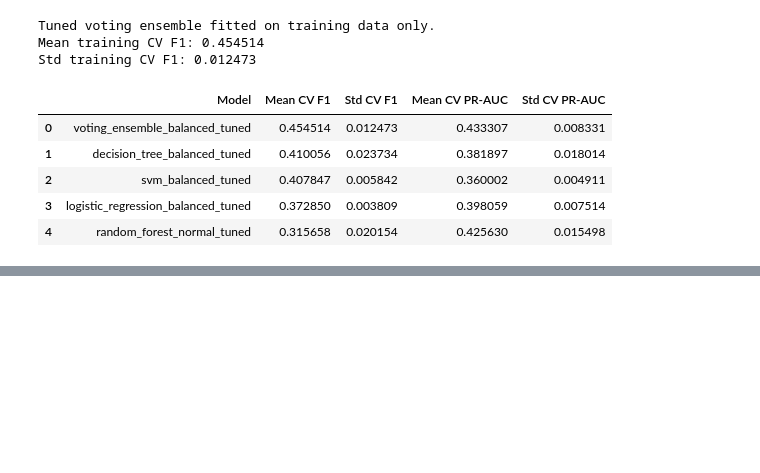
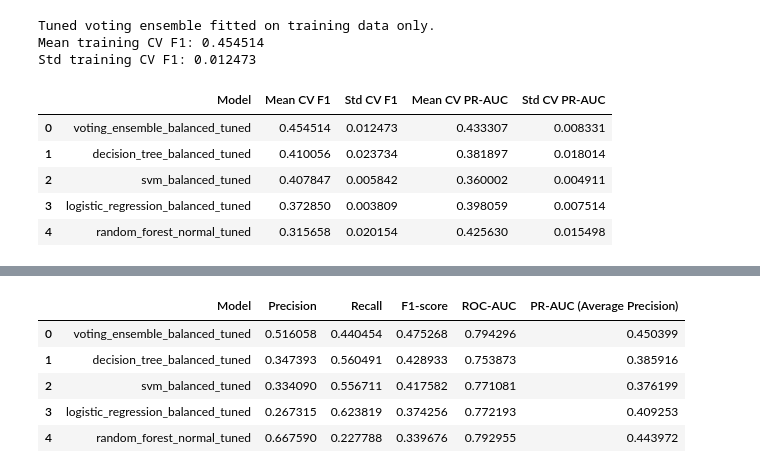
Before and after one commit to ajcoolninja/classical-ml-classification, a Jupyter notebook: notebooks/03_modeling.ipynb, the cells around one changed output, grey strips where cells are left out. Saved outputs shown, nothing was run; the diff lists cells and outputs as text; code cells hidden in the pictures; blank space fills up the shorter version.

```diff
--- a/notebooks/03_modeling.ipynb
+++ b/notebooks/03_modeling.ipynb
@@ -462,0 +488,56 @@ final_cv_comparison
+# %%
+from sklearn.metrics import (
+    average_precision_score,
+    confusion_matrix,
+    f1_score,
+    precision_score,
+    recall_score,
+    roc_auc_score,
+)
+
+test_evaluation_results = []
+test_confusion_matrices = {}
+
+# Evaluate the already selected models once on the held-out test set.
+for model_name, model in final_candidate_models.items():
+    y_pred = model.predict(X_test)
+
+    if hasattr(model, 'predict_proba'):
+        y_positive_score = model.predict_proba(X_test)[:, 1]
+    elif hasattr(model, 'decision_function'):
+        y_positive_score = model.decision_function(X_test)
+    else:
+        raise AttributeError(
+            f"{model_name} has neither predict_proba nor decision_function."
+        )
+
+    test_evaluation_results.append({
+        'Model': model_name,
+        'Precision': precision_score(y_test, y_pred, pos_label=1, zero_division=0),
+        'Recall': recall_score(y_test, y_pred, pos_label=1, zero_division=0),
+        'F1-score': f1_score(y_test, y_pred, pos_label=1, zero_division=0),
+        'ROC-AUC': roc_auc_score(y_test, y_positive_score),
+        'PR-AUC (Average Precision)': average_precision_score(
+            y_test,
+            y_positive_score,
+        ),
+    })
+    test_confusion_matrices[model_name] = pd.DataFrame(
+        confusion_matrix(y_test, y_pred, labels=[0, 1]),
+        index=['Actual no', 'Actual yes'],
+        columns=['Predicted no', 'Predicted yes'],
+    )
+
+test_evaluation_comparison = pd.DataFrame(test_evaluation_results).sort_values(
+    'F1-score',
+    ascending=False,
+).reset_index(drop=True)
+
+test_evaluation_comparison
+# %% [output]
+|  | Model | Precision | Recall | F1-score | ROC-AUC | PR-AUC (Average Precision) |
+| 0 | voting_ensemble_balanced_tuned | 0.516058 | 0.440454 | 0.475268 | 0.794296 | 0.450399 |
+| 1 | decision_tree_balanced_tuned | 0.347393 | 0.560491 | 0.428933 | 0.753873 | 0.385916 |
+| 2 | svm_balanced_tuned | 0.334090 | 0.556711 | 0.417582 | 0.771081 | 0.376199 |
+| 3 | logistic_regression_balanced_tuned | 0.267315 | 0.623819 | 0.374256 | 0.772193 | 0.409253 |
+| 4 | random_forest_normal_tuned | 0.667590 | 0.227788 | 0.339676 | 0.792955 | 0.443972 |
```
Also changed, not shown: parts of 8 cells of this notebook, 3 other files.
